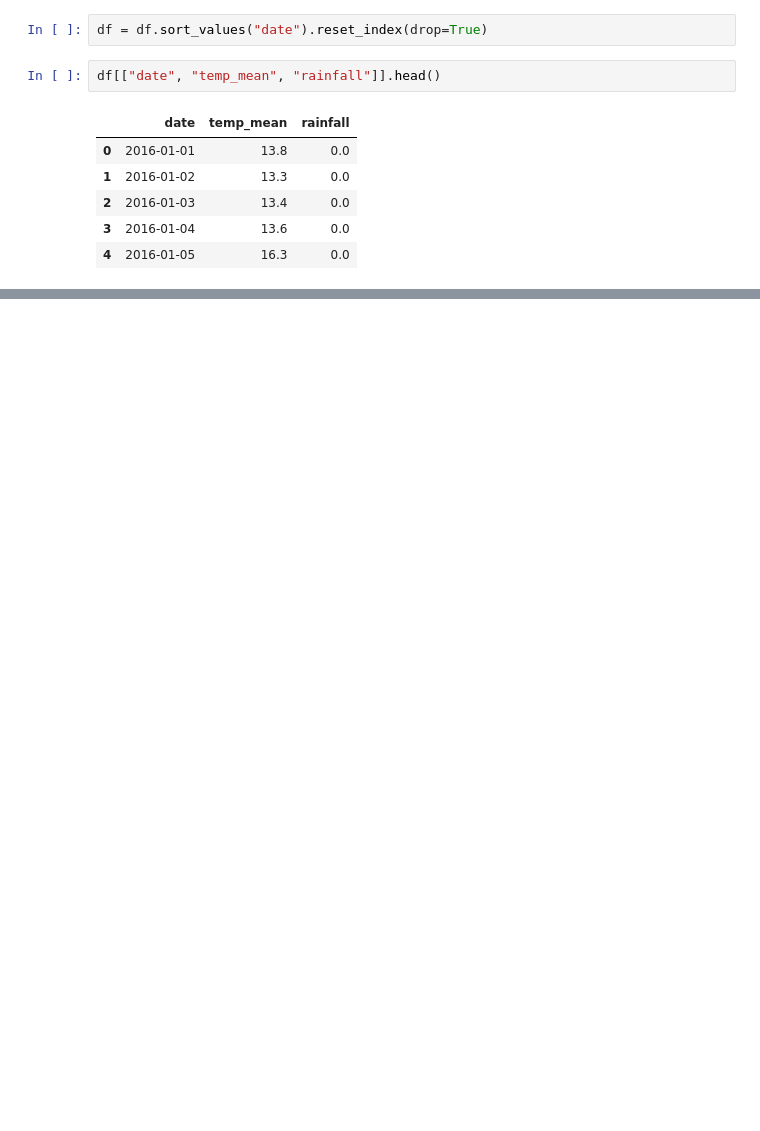
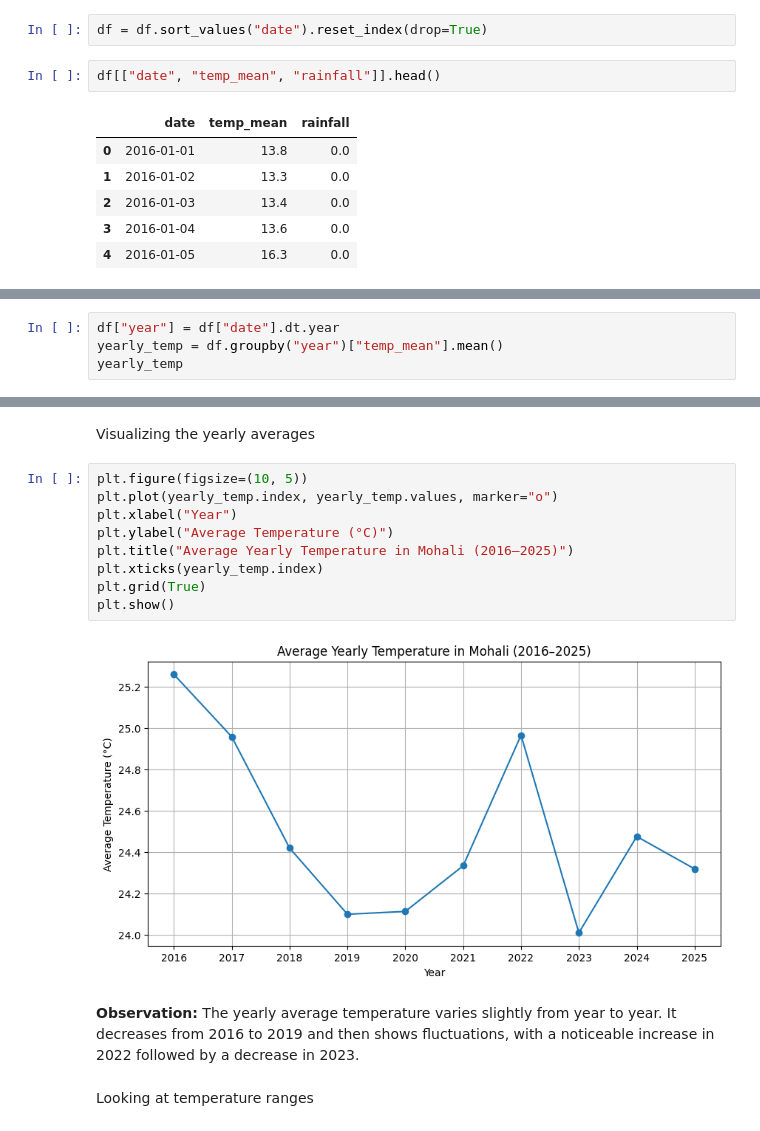
Before and after one commit to Aditi09-20/Weather_Data_Analysis_and_Forecasting, a Jupyter notebook: notebooks/weather_analysis.ipynb, the cells around one changed output, grey strips where cells are left out. Drawn from its saved outputs; the diff is of its cells as text; blank space fills up the shorter version.

```diff
--- a/notebooks/weather_analysis.ipynb
+++ b/notebooks/weather_analysis.ipynb
@@ -130,0 +193,4 @@ df[["date", "temp_mean", "rainfall"]].head()
+# %%
+df["year"] = df["date"].dt.year
+yearly_temp = df.groupby("year")["temp_mean"].mean()
+yearly_temp
@@ -130,0 +211,17 @@ df[["date", "temp_mean", "rainfall"]].head()
+# %% [markdown]
+Visualizing the yearly averages
+# %%
+plt.figure(figsize=(10, 5))
+plt.plot(yearly_temp.index, yearly_temp.values, marker="o")
+plt.xlabel("Year")
+plt.ylabel("Average Temperature (°C)")
+plt.title("Average Yearly Temperature in Mohali (2016–2025)")
+plt.xticks(yearly_temp.index)
+plt.grid(True)
+plt.show()
+# %% [output]
+[figure, added]
+# %% [markdown]
+**Observation:** The yearly average temperature varies slightly from year to year. It decreases from 2016 to 2019 and then shows fluctuations, with a noticeable increase in 2022 followed by a decrease in 2023.
+# %% [markdown]
+Looking at temperature ranges
```
Also changed, not shown: parts of 39 cells of this notebook.
